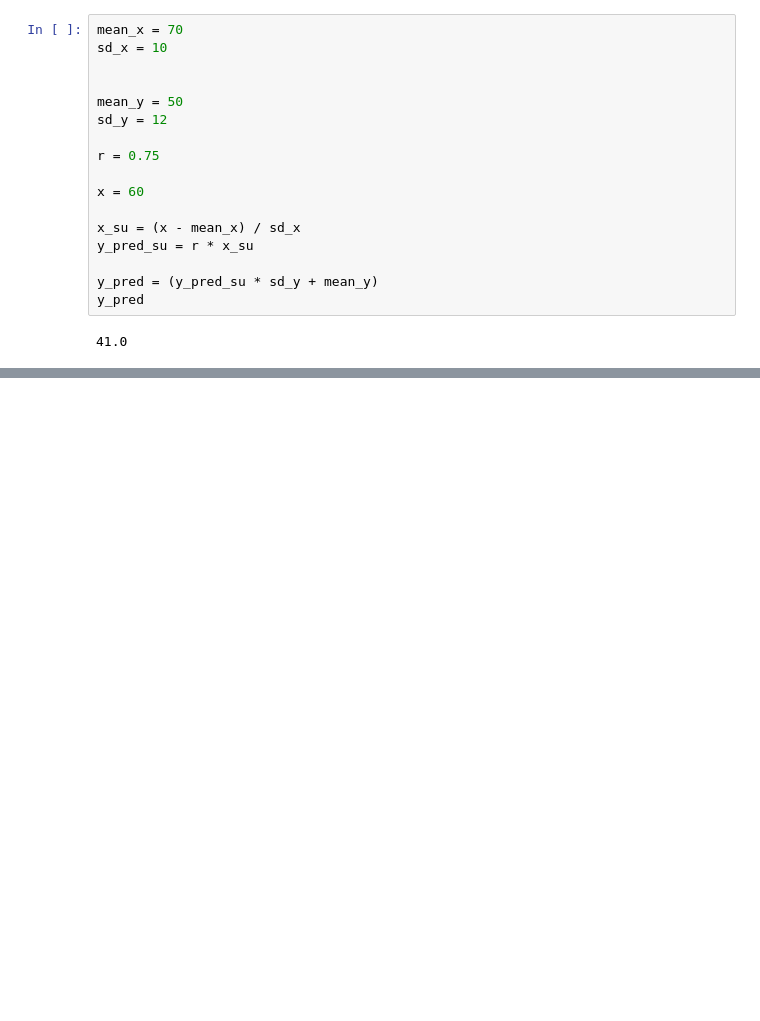
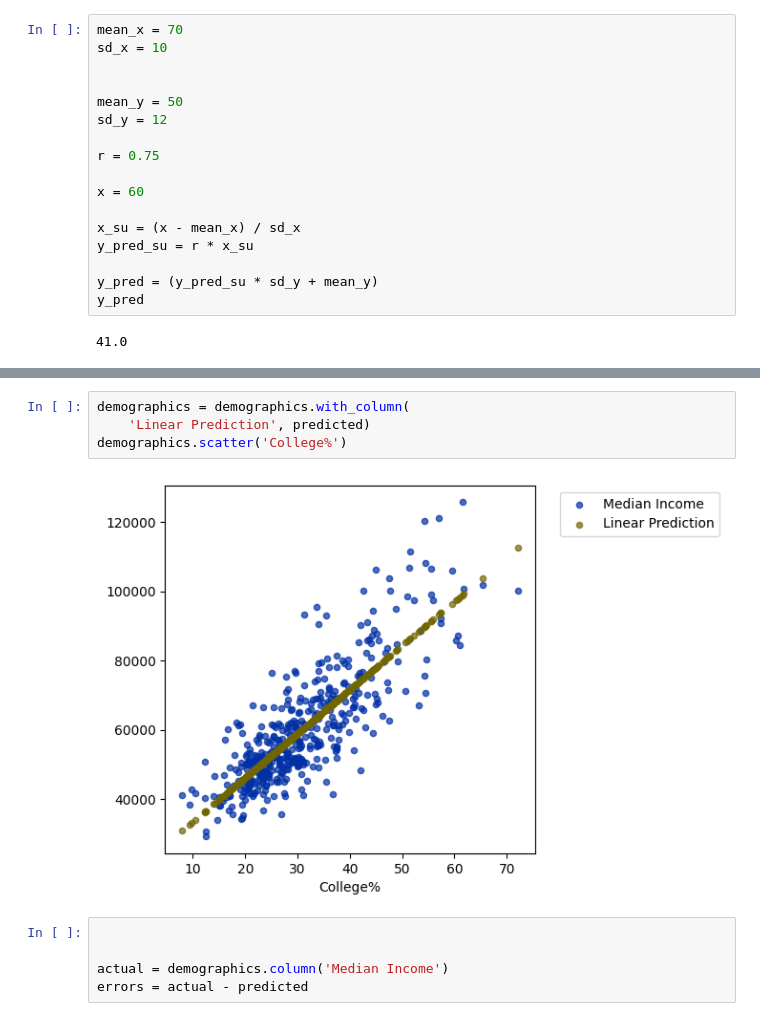
Before and after one commit to lochnes-007/Data8, a Jupyter notebook: 31-LeastSquares.ipynb, the cells around one changed output, grey strips where cells are left out. Cells and saved outputs as stored; diff of their text form; blank space fills up the shorter version.

```diff
--- a/31-LeastSquares.ipynb
+++ b/31-LeastSquares.ipynb
@@ -116,0 +149,11 @@ y_pred
+# %%
+demographics = demographics.with_column(
+    'Linear Prediction', predicted)
+demographics.scatter('College%')
+# %% [output]
+[figure, added]
+# %%
+
+
+actual = demographics.column('Median Income')
+errors = actual - predicted
```
Also changed, not shown: parts of 13 cells of this notebook.
